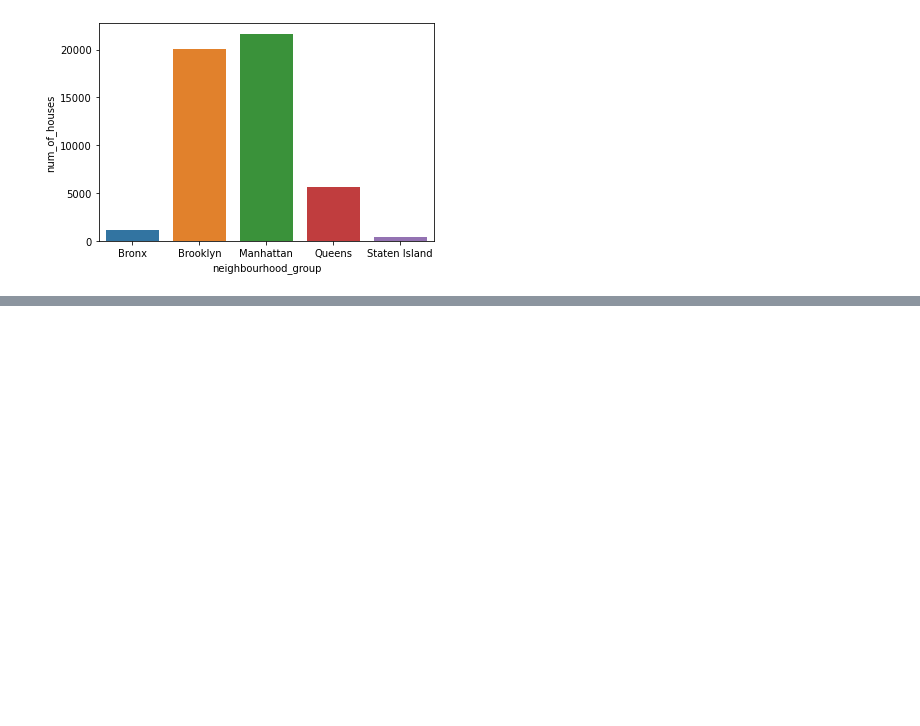
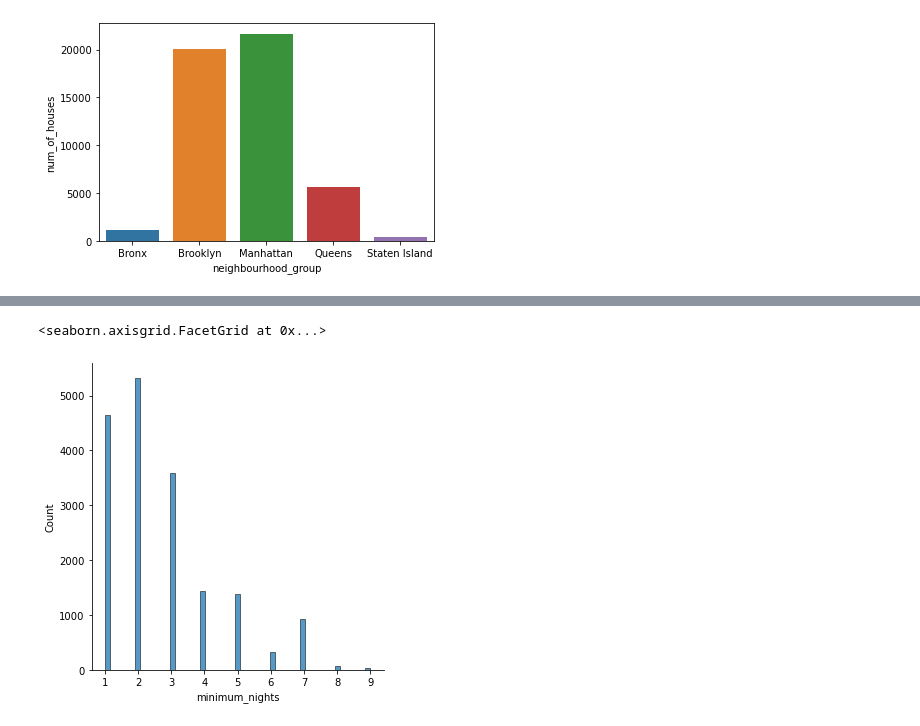
Before and after one commit to imnikhilanand/NYC-AirBNB-Open-Data-Analysis, a Jupyter notebook: notebooks/EDA.ipynb, the cells around one changed output, grey strips where cells are left out. Saved outputs shown, nothing was run; the diff lists cells and outputs as text; code cells hidden in the pictures; blank space fills up the shorter version.

```diff
--- a/notebooks/EDA.ipynb
+++ b/notebooks/EDA.ipynb
@@ -101,0 +133,7 @@ house_per_neighborhood.head()
+# %%
+# visualizaing the disctribution of minimum nijghts offered for the property
+bnb_min_nights_brooklyn = data.query("minimum_nights<10 and neighbourhood_group=='Brooklyn'")
+sns.displot(bnb_min_nights_brooklyn, x='minimum_nights')
+# %% [output]
+<seaborn.axisgrid.FacetGrid at 0x...>
+[figure, added]
```
Also changed, not shown: parts of 12 cells of this notebook, 2 other files.
